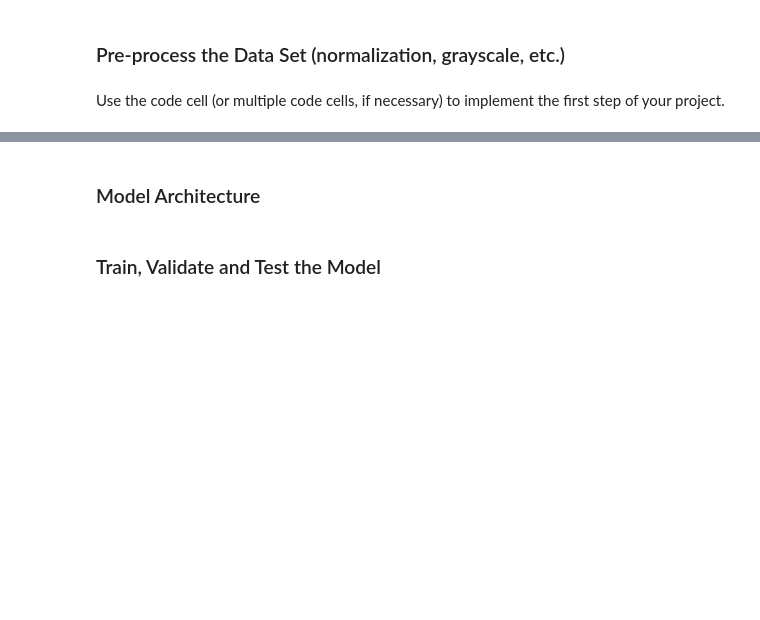
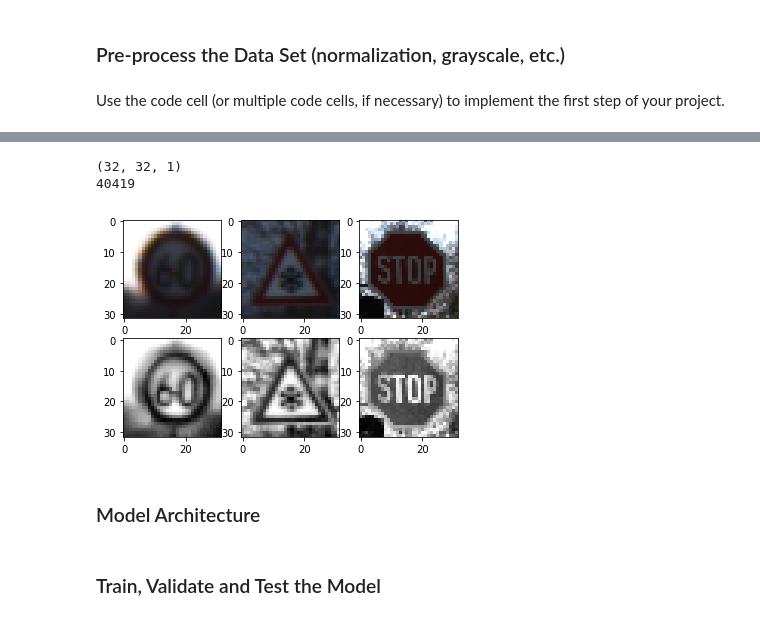
Before and after one commit to ken107/CarND-Traffic-Sign-Classifier-Project, a Jupyter notebook: Traffic_Sign_Classifier.ipynb, the cells around one changed output, grey strips where cells are left out. Saved outputs shown, nothing was run; the diff lists cells and outputs as text; code cells hidden in the pictures; blank space fills up the shorter version.

```diff
--- a/Traffic_Sign_Classifier.ipynb
+++ b/Traffic_Sign_Classifier.ipynb
@@ -195,3 +215,18 @@ plt.subplot(133); plt.imshow(X_test_norm[random.randint(0, n_test)].squeeze(), c
+# %%
+print(X_train_norm[0].shape)
+
+X = [X_train_aug, X_valid, X_test]
+Xn = [X_train_norm, X_valid_norm, X_test_norm]
+b = [random.randint(0, n_train_aug), random.randint(0, n_valid), random.randint(0, n_test)]
+
+print(b[0])
+for i, j in zip(range(3), b):
+    plt.subplot(2, 3, i+1); plt.imshow(X[i][j])
+    plt.subplot(2, 3, i+4); plt.imshow(Xn[i][j].squeeze(), cmap='gray')
+# %% [output]
+(32, 32, 1)
+40419
+[figure, added]
 # %% [markdown]
 ### Model Architecture
 # %%
```
Also changed, not shown: parts of 14 cells of this notebook.
